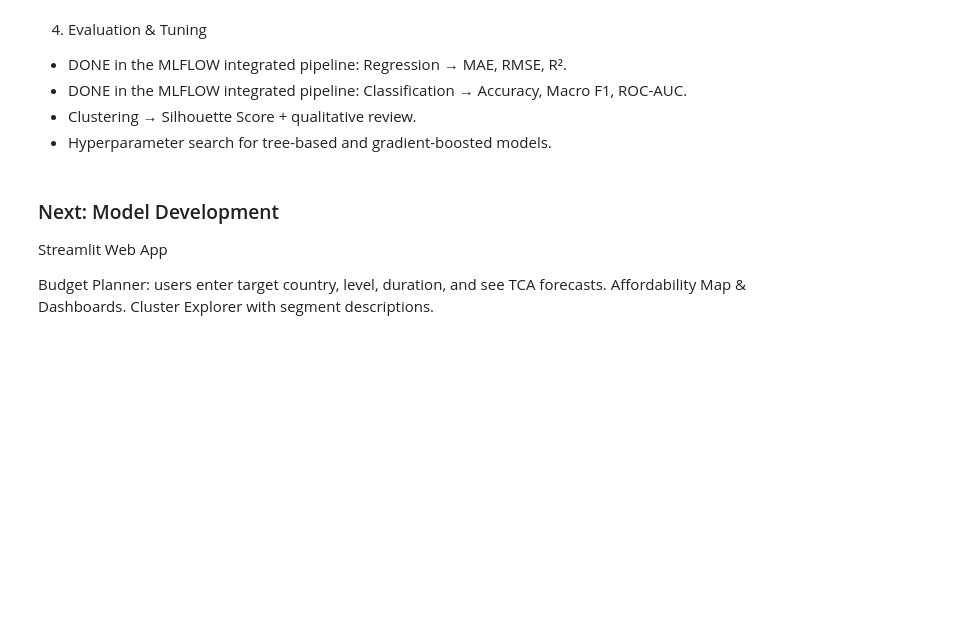
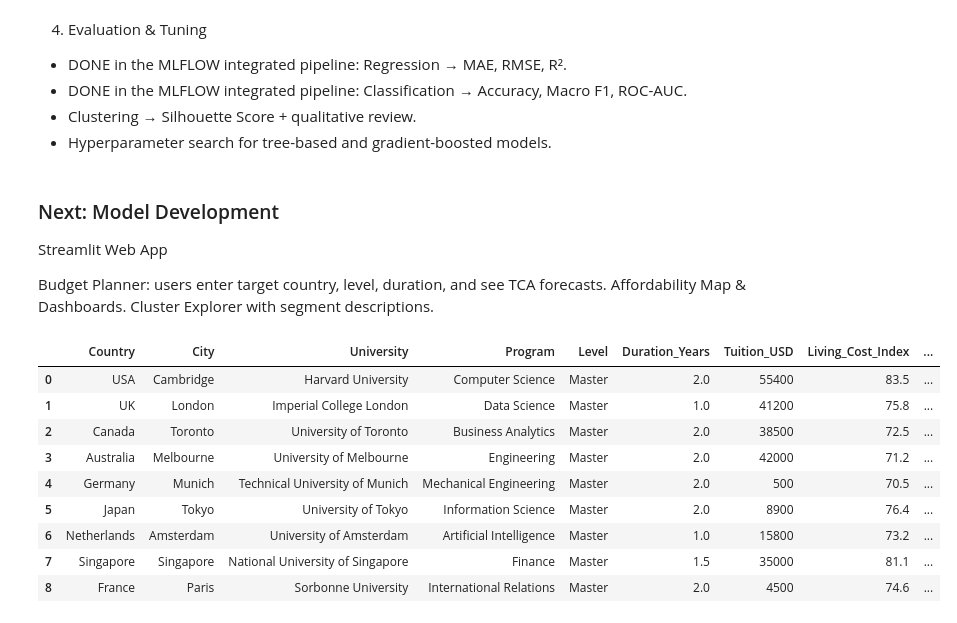
Before and after one commit to gibsongGH/SDS-CP030-edu-spend, a Jupyter notebook: submissions/team-members/cholpon-zhakshylykova/project.ipynb, the cells around one changed output. Cells and saved outputs as stored; diff of their text form; code cells hidden in the pictures; blank space fills up the shorter version.

```diff
--- a/submissions/team-members/cholpon-zhakshylykova/project.ipynb
+++ b/submissions/team-members/cholpon-zhakshylykova/project.ipynb
@@ -560,3 +628,16 @@ Streamlit Web App
 Budget Planner: users enter target country, level, duration, and see TCA forecasts.
 Affordability Map & Dashboards.
 Cluster Explorer with segment descriptions.
+# %%
+data_full.head(9)
+# %% [output]
+|  | Country | City | University | Program | Level | Duration_Years | Tuition_USD | Living_Cost_Index | ... |
+| 0 | USA | Cambridge | Harvard University | Computer Science | Master | 2.0 | 55400 | 83.5 | ... |
+| 1 | UK | London | Imperial College London | Data Science | Master | 1.0 | 41200 | 75.8 | ... |
+| 2 | Canada | Toronto | University of Toronto | Business Analytics | Master | 2.0 | 38500 | 72.5 | ... |
+| 3 | Australia | Melbourne | University of Melbourne | Engineering | Master | 2.0 | 42000 | 71.2 | ... |
+| 4 | Germany | Munich | Technical University of Munich | Mechanical Engineering | Master | 2.0 | 500 | 70.5 | ... |
+| 5 | Japan | Tokyo | University of Tokyo | Information Science | Master | 2.0 | 8900 | 76.4 | ... |
+| 6 | Netherlands | Amsterdam | University of Amsterdam | Artificial Intelligence | Master | 1.0 | 15800 | 73.2 | ... |
+| 7 | Singapore | Singapore | National University of Singapore | Finance | Master | 1.5 | 35000 | 81.1 | ... |
+| 8 | France | Paris | Sorbonne University | International Relations | Master | 2.0 | 4500 | 74.6 | ... |
```
Also changed, not shown: parts of 8 cells of this notebook, 1 other file.
